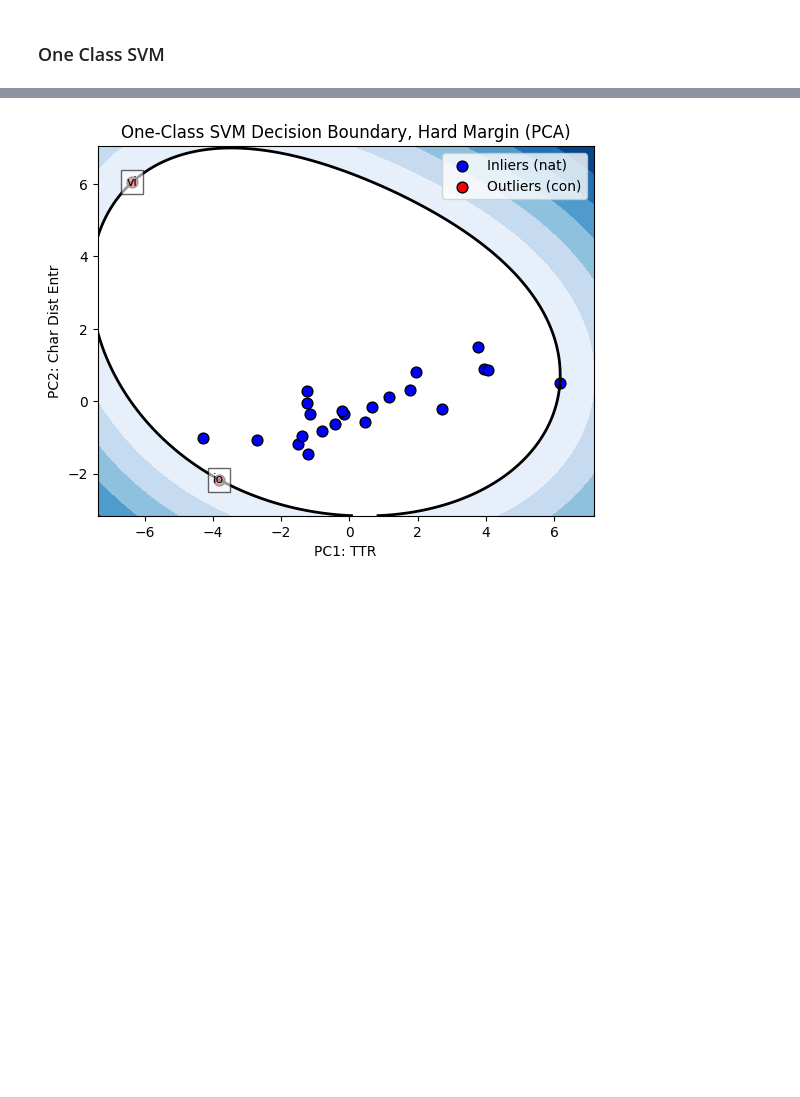
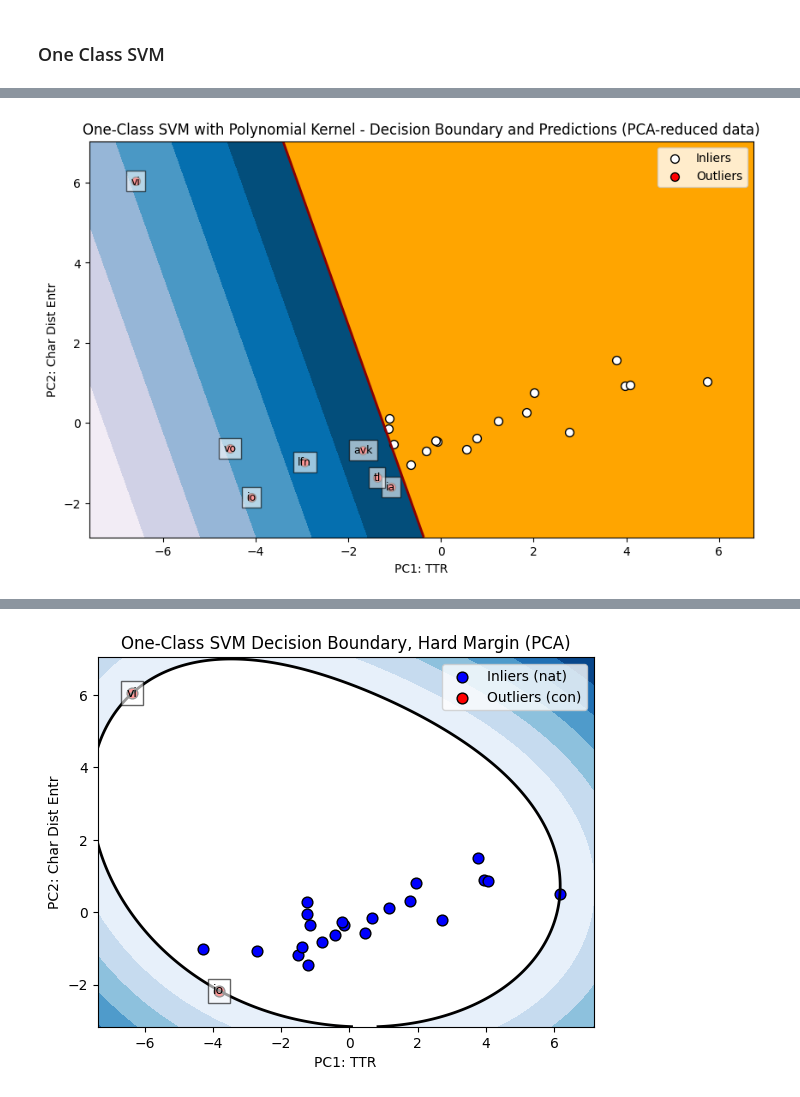
Before and after one commit to kirbergerconnor/iscl-thesis, a Jupyter notebook: anomalydetection.ipynb, the cells around one changed output, grey strips where cells are left out. Cells and saved outputs as stored; diff of their text form; code cells hidden in the pictures; blank space fills up the shorter version.

```diff
--- a/anomalydetection.ipynb
+++ b/anomalydetection.ipynb
@@ -146,0 +156,97 @@ ROC AUC: 0.8333333333333334
+# %%
+X, y = data.iloc[:,2:].values.round(decimals=3), data.iloc[:,1].map({'con':-1, 'nat':1}).values
+scaler = StandardScaler()
+X_scaled = scaler.fit_transform(X)
+pca = PCA(n_components=2)
+X_train = pca.fit_transform(X_scaled)
+
+param_grid = {
+    'kernel': ['linear', 'poly', 'rbf', 'sigmoid'],
+    'degree': [0, 1, 2, 3, 5, 10],
+    'coef0': [0.0, 0.001, 0.002, 0.005, 0.007, 0.01, 0.03, 0.05, 0.07, 0.1, 0.3, 0.5, 1.0],
+    'gamma': ['scale', 'auto', 0.000001, 0.0001, 0.001, 0.01, 0.1, 1],
+    'nu': [0.01, 0.05, 0.1, 0.2, 0.25, 0.5]
+}
+
+grid = ParameterGrid(param_grid=param_grid)
+results = []
+# for params in grid:
+#     ocsvm = OneClassSVM(
+#         kernel=params['kernel'],
+#         degree=params['degree'],
+#         coef0=params['coef0'],
+#         gamma=params['gamma'],
+#         nu=params['nu'],
+#         )
+#     y_pred = ocsvm.fit_predict(X_train)
+#     precision = precision_score(y, y_pred, pos_label=-1, zero_division=0.0)
+#     recall = recall_score(y, y_pred, pos_label=-1, zero_division=0.0)
+#     f1 = f1_score(y, y_pred, pos_label=-1, zero_division=0.0)
+
+#     results.append({
+#         'kernel': params['kernel'],
+#         'degree': params['degree'],scoreafdddfaafafaf
+#         'coef0': params['coef0'],
+#         'gamma': params['gamma'],
+#         'nu': params['nu'],
+#         'precision': precision,
+#         'recall': recall,
+#         'f1': f1,
+#     })
+
+# ocsvm_pca_finetuning_df = pd.DataFrame(results)
+# ocsvm_pca_finetuning_df.to_csv('./results/ocsvm_pca_finetuning_df.csv')
+
+# Find PC1 and PC2
+components_df = pd.DataFrame(pca.components_, columns=data.select_dtypes(include='number').columns, index=['PC1', 'PC2'])
+def get_top_features(components_df, pc_name, top_n=1):
+    pc_loadings = components_df.loc[pc_name]
+    top_features = pc_loadings.abs().nlargest(top_n).index
+    return top_features.tolist()
+
+ocsvm_pca_finetuning_df = pd.read_csv('./results/ocsvm_pca_finetuning_df.csv')
+best_params = ocsvm_pca_finetuning_df.sort_values(by='f1', ascending=False).iloc[0]
+print(best_params)
+
+ocsvm = OneClassSVM(
+    kernel=best_params['kernel'],
+    degree=best_params['degree'],
+    coef0=best_params['coef0'],
+    gamma=float(best_params['gamma']),
+    nu=best_params['nu'],
+)
+
+ocsvm.fit(X_train)
+y_pred = ocsvm.predict(X_train)
+
+# Plotting
+x_min, x_max = X_train[:, 0].min() - 1, X_train[:, 0].max() + 1
+y_min, y_max = X_train[:, 1].min() - 1, X_train[:, 1].max() + 1
+xx, yy = np.meshgrid(np.linspace(x_min, x_max, 500), np.linspace(y_min, y_max, 500))
+Z = ocsvm.decision_function(np.c_[xx.ravel(), yy.ravel()])
+Z = Z.reshape(xx.shape)
+plt.figure(figsize=(10, 6))
+# Decision boundary
+plt.contourf(xx, yy, Z, levels=np.linspace(Z.min(), 0, 7), cmap=plt.cm.PuBu)
+a = plt.contour(xx, yy, Z, levels=[0], linewidths=2, colors='darkred')
+plt.contourf(xx, yy, Z, levels=[0, Z.max()], colors='orange')
+# Scatter plot of PCA-reduced training data
+plt.scatter(X_train[y_pred == 1][:, 0], X_train[y_pred == 1][:, 1], c='white', edgecolors='k', s=50, label='Inliers')
+plt.scatter(X_train[y_pred == -1][:, 0], X_train[y_pred == -1][:, 1], c='red', edgecolors='k', s=50, label='Outliers')
+# Labels
+for i, corpus_value in enumerate(data['Corpus'].values):
+    if y_pred[i] == -1:
+        plt.annotate(
+            corpus_value,
+            (X_train[i, 0], X_train[i, 1]),
+            textcoords="offset points", xytext=(0, 0),
+            ha='center', va='center',
+            fontsize=9, color='black',
+            bbox=dict(facecolor='white', alpha=0.6)
+        )
+plt.title("One-Class SVM with Polynomial Kernel - Decision Boundary and Predictions (PCA-reduced data)")
+plt.xlabel(f"PC1: {get_top_features(components_df, 'PC1')[0]}")
+plt.ylabel(f"PC2: {get_top_features(components_df, 'PC2')[0]}")
+plt.legend()
+plt.show()
+# %% [output]
@@ -147 +263,2 @@ ROC AUC: 0.8333333333333334
+[figure, added]
 # %% [markdown]
```
Also changed, not shown: parts of 8 cells of this notebook, 32 other files.
